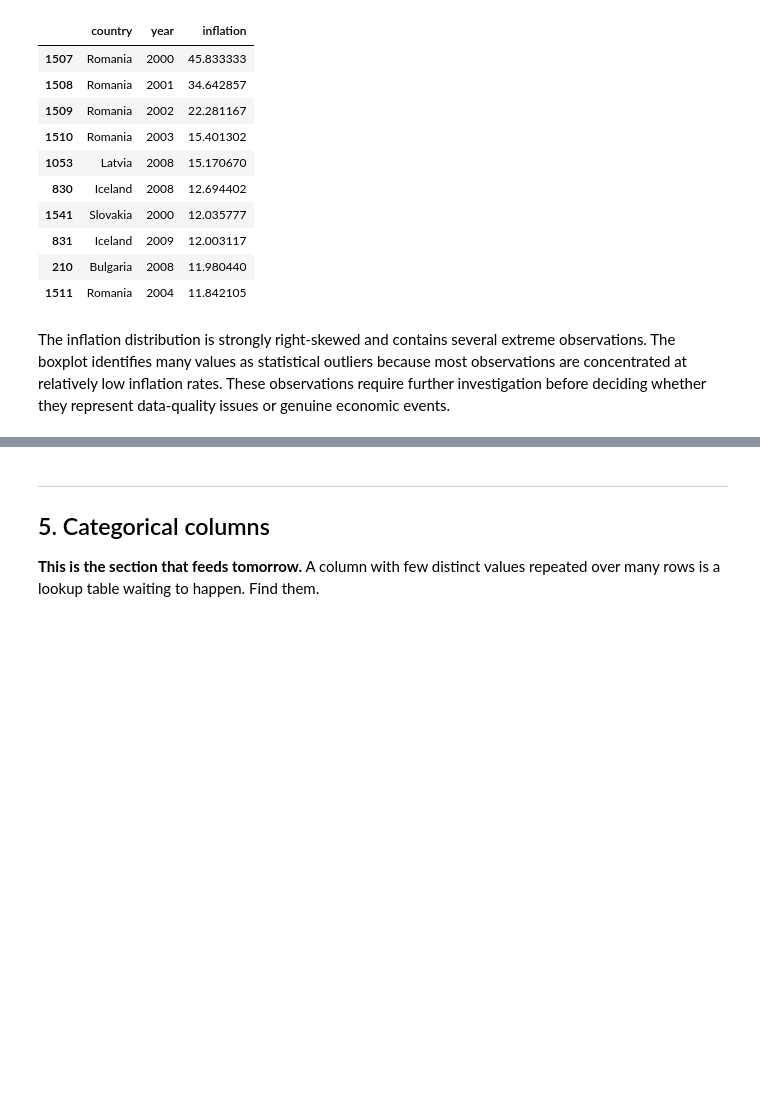
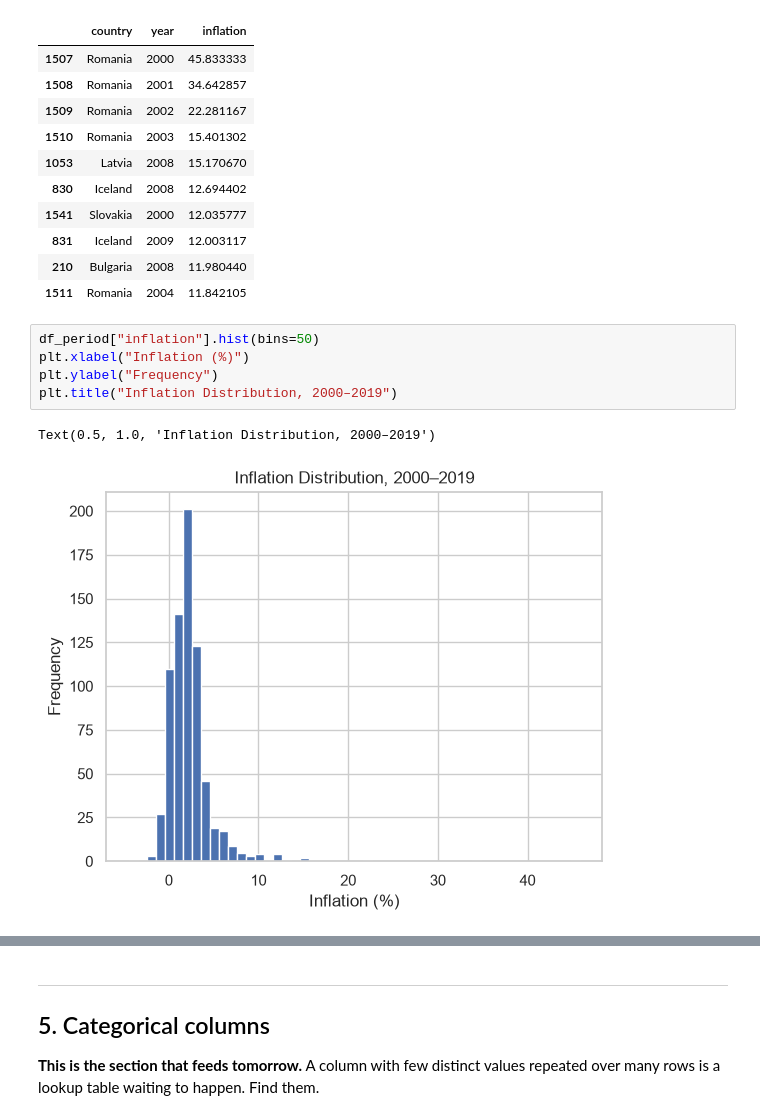
Before and after one commit to rekha-cyber/rekha_branch, a Jupyter notebook: notebooks/01_eda.ipynb, the cells around one changed output, grey strips where cells are left out. Drawn from its saved outputs; the diff is of its cells as text; blank space fills up the shorter version.

```diff
--- a/notebooks/01_eda.ipynb
+++ b/notebooks/01_eda.ipynb
@@ -343,5 +471,11 @@ df_2000_2019.nlargest(10, "inflation")[
 | 831 | Iceland | 2009 | 12.003117 |
 | 210 | Bulgaria | 2008 | 11.980440 |
 | 1511 | Romania | 2004 | 11.842105 |
-# %% [markdown]
-The inflation distribution is strongly right-skewed and contains several extreme observations. The boxplot identifies many values as statistical outliers because most observations are concentrated at relatively low inflation rates. These observations require further investigation before deciding whether they represent data-quality issues or genuine economic events.
+# %%
+df_period["inflation"].hist(bins=50)
+plt.xlabel("Inflation (%)")
+plt.ylabel("Frequency")
+plt.title("Inflation Distribution, 2000–2019")
+# %% [output]
+Text(0.5, 1.0, 'Inflation Distribution, 2000–2019')
+[figure, added]
```
Also changed, not shown: parts of 45 cells of this notebook, 1 other file.
